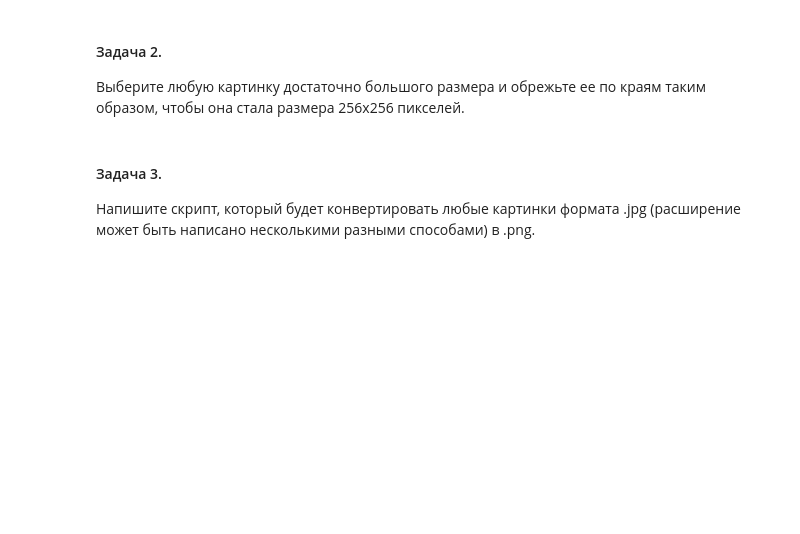
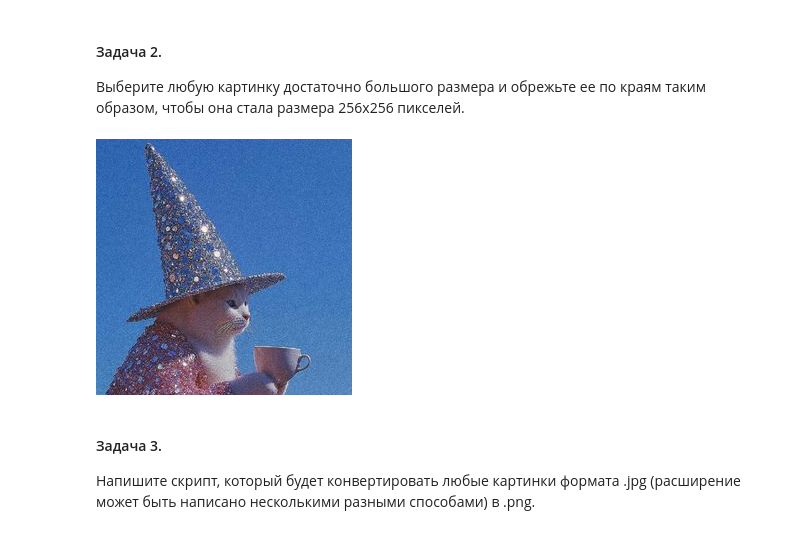
Before and after one commit to wallflower-k/bac22-26, a Jupyter notebook: term06/BASE/06-Images, Maps/sem06.ipynb, the cells around one changed output. Saved outputs shown, nothing was run; the diff lists cells and outputs as text; code cells hidden in the pictures; blank space fills up the shorter version.

```diff
--- a/term06/BASE/06-Images, Maps/sem06.ipynb
+++ b/term06/BASE/06-Images, Maps/sem06.ipynb
@@ -14,7 +32,14 @@
 
 Выберите любую картинку достаточно большого размера и обрежьте ее по краям таким образом, чтобы она стала размера 256х256 пикселей.
 # %%
-# your code here
+from PIL import Image
+
+# filname = input('name: ')
+img = Image.open('me_buddy.jpg')
+new_v = img.crop((40, 20, 296, 276))
+new_v
+# %% [output]
+[figure, added]
 # %% [markdown]
 #### Задача 3.
 
```
Also changed, not shown: parts of 7 cells of this notebook, 7 other files.
